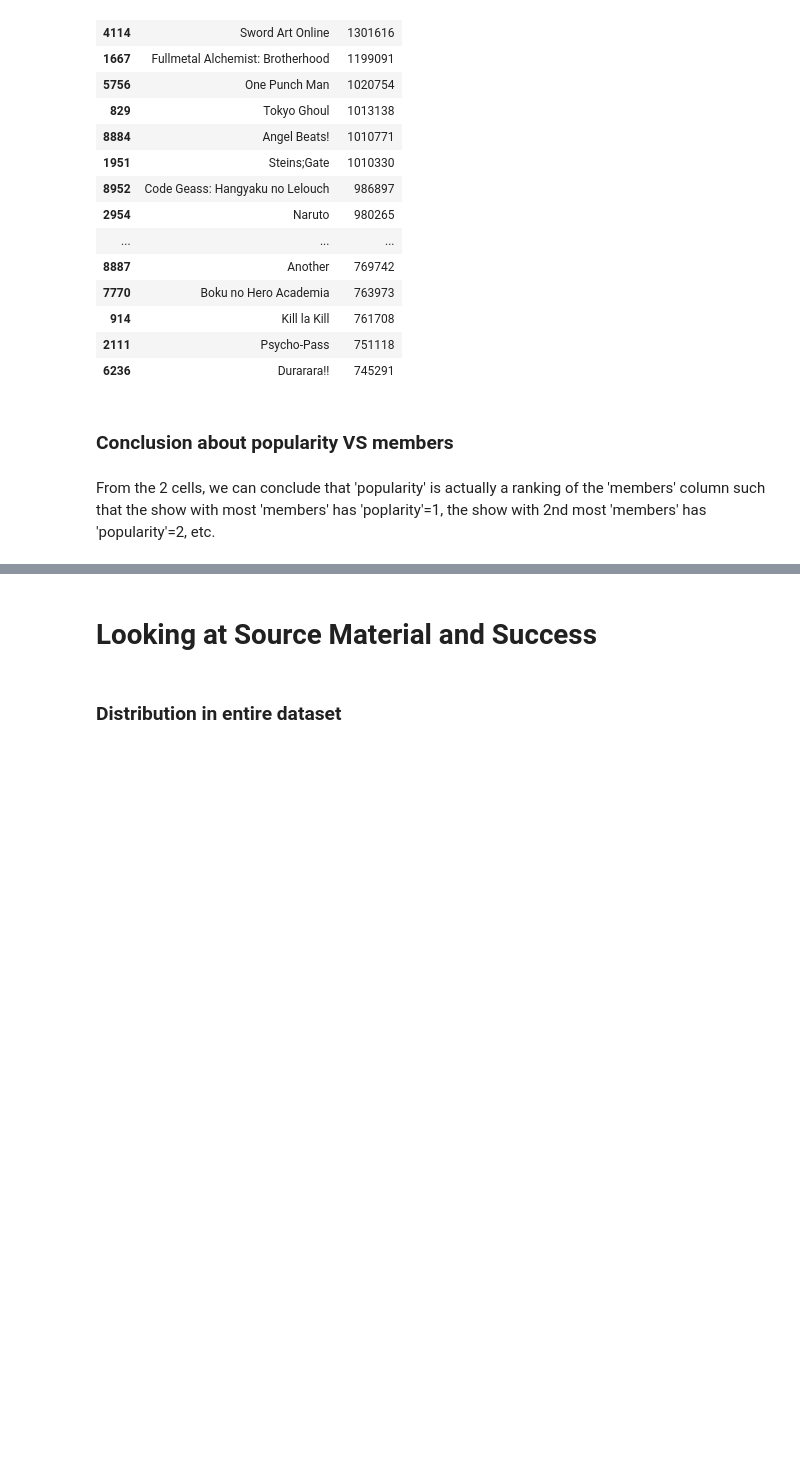
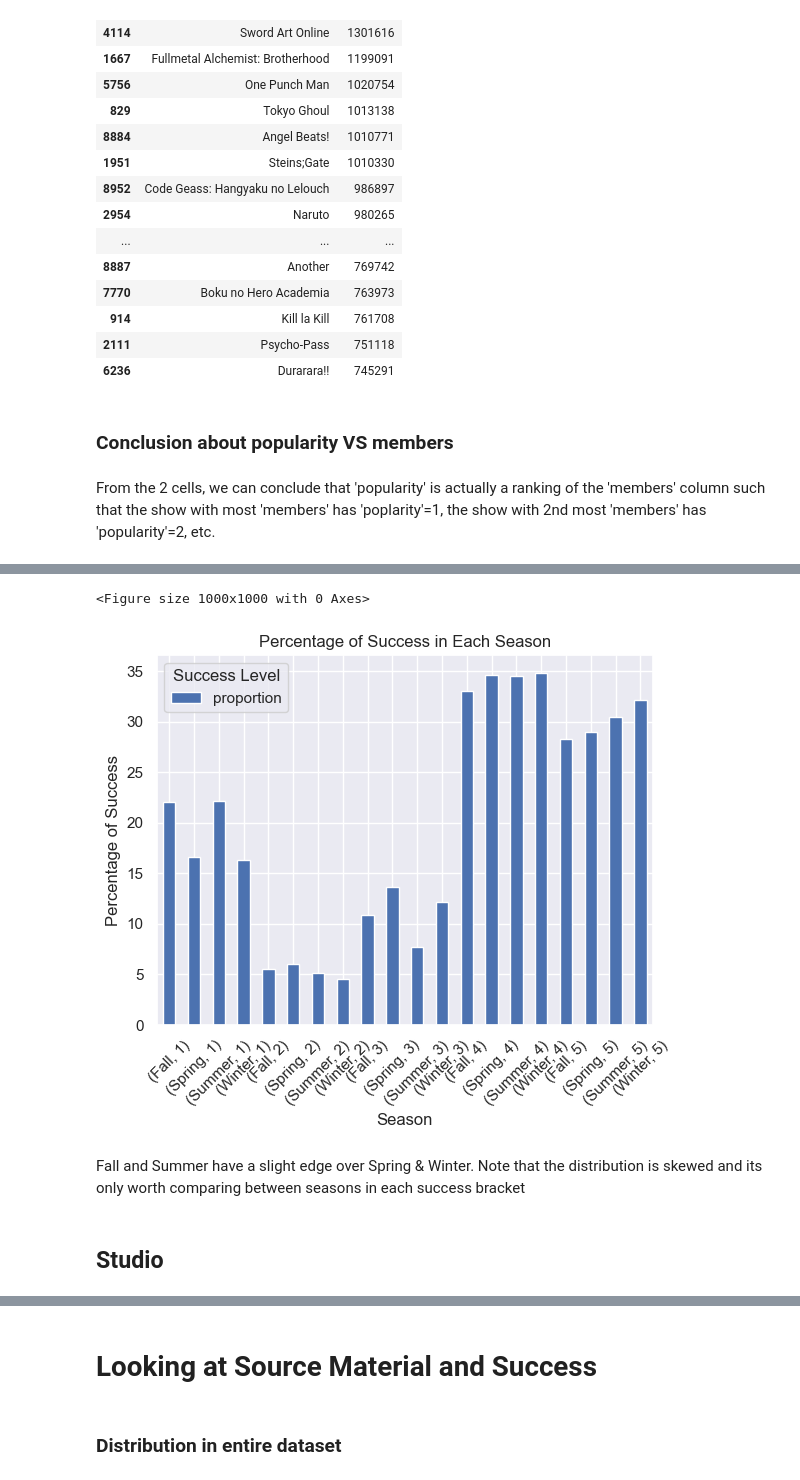
Before and after one commit to TanGuiShan/mini_project, a Jupyter notebook: Data Visualisation.ipynb, the cells around one changed output, grey strips where cells are left out. Cells and saved outputs as stored; diff of their text form; code cells hidden in the pictures; blank space fills up the shorter version.

```diff
--- a/Data Visualisation.ipynb
+++ b/Data Visualisation.ipynb
@@ -372,0 +377,8 @@ From the 2 cells, we can conclude that 'popularity' is actually a ranking of the
+# %%
+season_df = animelist[['start_season', 'success']]
+season_df = season_df.loc[season_df['start_season']!='0']
+result = pd.DataFrame(season_df.groupby('start_season')['success'].value_counts(normalize=True).mul(100).round(2))
+result = result.sort_values(by=['start_season', 'success'], ascending=True)
+
+sorted_result = result.sort_index(level='success', ascending=True)
+sorted_result
@@ -372,0 +404,17 @@ From the 2 cells, we can conclude that 'popularity' is actually a ranking of the
+# %%
+# Plotting
+plt.figure(figsize=(10, 10))
+sorted_result.plot(kind='bar', stacked=True)
+plt.xlabel('Season')
+plt.ylabel('Percentage of Success')
+plt.title('Percentage of Success in Each Season')
+plt.legend(title='Success Level')
+plt.xticks(rotation=45)
+plt.show()
+# %% [output]
+<Figure size 1000x1000 with 0 Axes>
+[figure, added]
+# %% [markdown]
+Fall and Summer have a slight edge over Spring & Winter. Note that the distribution is skewed and its only worth comparing between seasons in each success bracket
+# %% [markdown]
+## Studio
```
Also changed, not shown: parts of 9 cells of this notebook.
